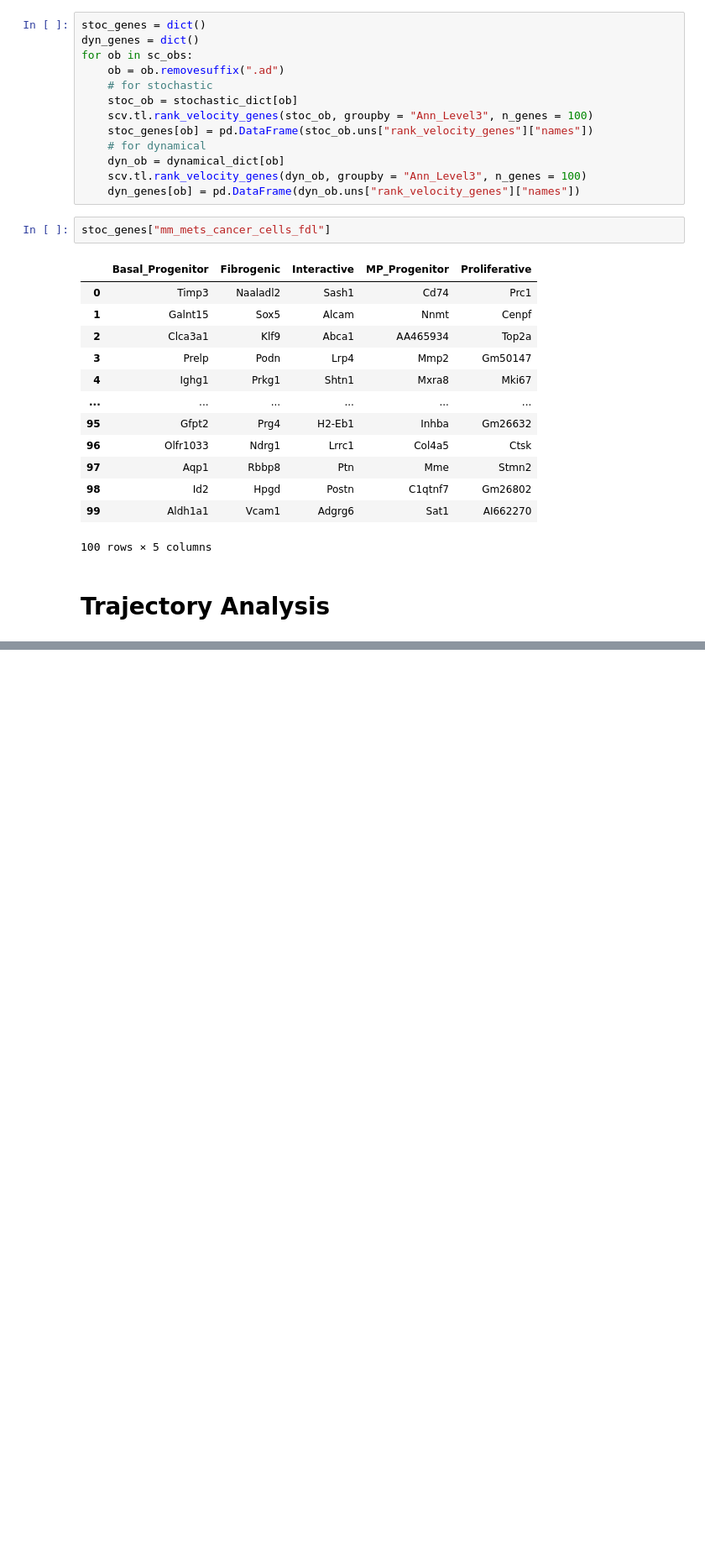
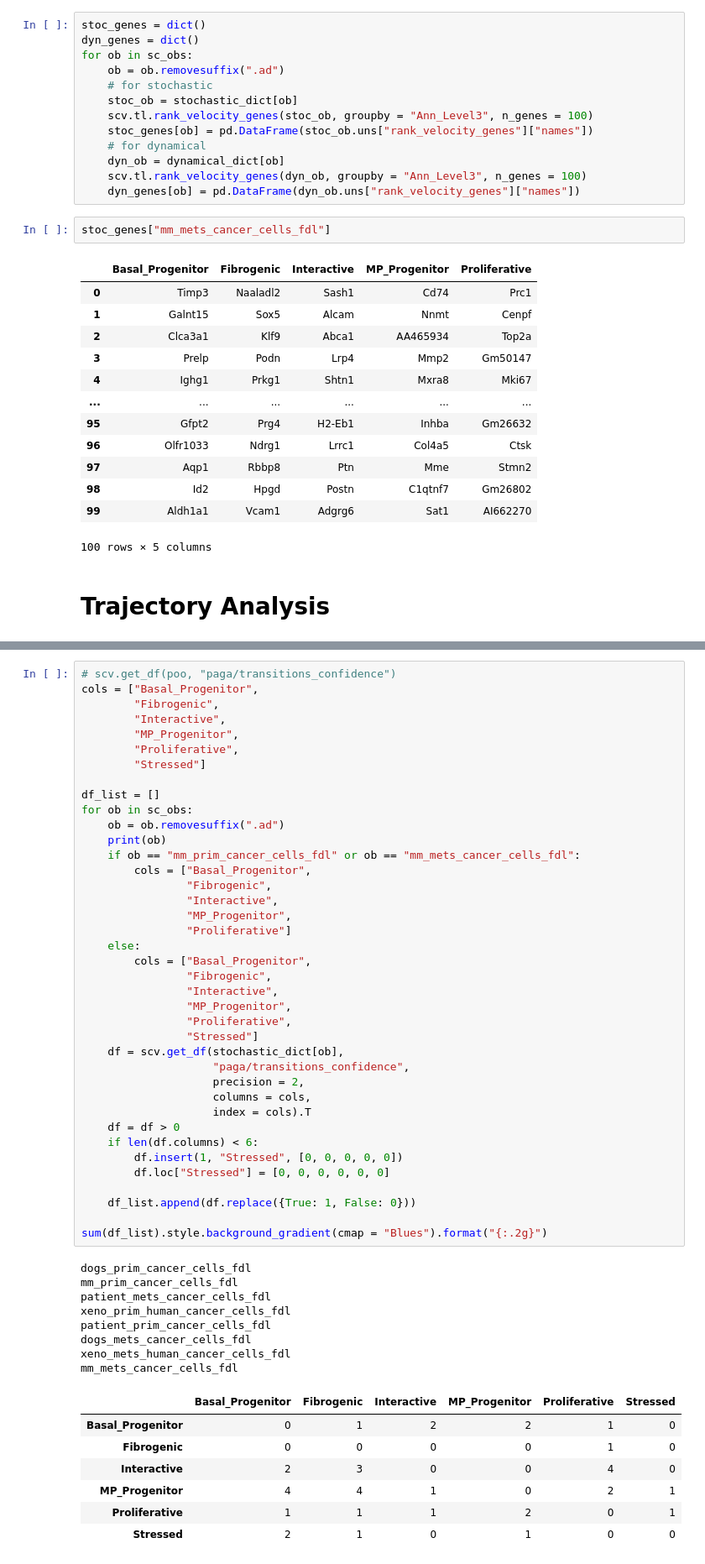
Before and after one commit to kidcancerlab/Osteo_atlas, a Jupyter notebook: compare_dynamical_and_stochastic.ipynb, the cells around one changed output, grey strips where cells are left out. Shown at 84% size. Saved outputs shown, nothing was run; the diff lists cells and outputs as text; blank space fills up the shorter version.

```diff
--- a/compare_dynamical_and_stochastic.ipynb
+++ b/compare_dynamical_and_stochastic.ipynb
@@ -138,0 +220,55 @@ for ob in dyn_keys:
+# %%
+# scv.get_df(poo, "paga/transitions_confidence")
+cols = ["Basal_Progenitor",
+        "Fibrogenic",
+        "Interactive",
+        "MP_Progenitor",
+        "Proliferative",
+        "Stressed"]
+
+df_list = []
+for ob in sc_obs:
+    ob = ob.removesuffix(".ad")
+    print(ob)
+    if ob == "mm_prim_cancer_cells_fdl" or ob == "mm_mets_cancer_cells_fdl":
+        cols = ["Basal_Progenitor",
+                "Fibrogenic",
+                "Interactive",
+                "MP_Progenitor",
+                "Proliferative"]
+    else:
+        cols = ["Basal_Progenitor",
+                "Fibrogenic",
+                "Interactive",
+                "MP_Progenitor",
+                "Proliferative",
+                "Stressed"]
+    df = scv.get_df(stochastic_dict[ob],
+                    "paga/transitions_confidence",
+                    precision = 2,
+                    columns = cols,
+                    index = cols).T
+    df = df > 0
+    if len(df.columns) < 6:
+        df.insert(1, "Stressed", [0, 0, 0, 0, 0])
+        df.loc["Stressed"] = [0, 0, 0, 0, 0, 0]
+
+    df_list.append(df.replace({True: 1, False: 0}))
+
+sum(df_list).style.background_gradient(cmap = "Blues").format("{:.2g}")
+# %% [output]
+dogs_prim_cancer_cells_fdl
+mm_prim_cancer_cells_fdl
+patient_mets_cancer_cells_fdl
+xeno_prim_human_cancer_cells_fdl
+patient_prim_cancer_cells_fdl
+dogs_mets_cancer_cells_fdl
+xeno_mets_human_cancer_cells_fdl
+mm_mets_cancer_cells_fdl
+|  | Basal_Progenitor | Fibrogenic | Interactive | MP_Progenitor | Proliferative | Stressed |
+| Basal_Progenitor | 0 | 1 | 2 | 2 | 1 | 0 |
+| Fibrogenic | 0 | 0 | 0 | 0 | 1 | 0 |
+| Interactive | 2 | 3 | 0 | 0 | 4 | 0 |
+| MP_Progenitor | 4 | 4 | 1 | 0 | 2 | 1 |
+| Proliferative | 1 | 1 | 1 | 2 | 0 | 1 |
+| Stressed | 2 | 1 | 0 | 1 | 0 | 0 |
```
Also changed, not shown: parts of 5 cells of this notebook.
